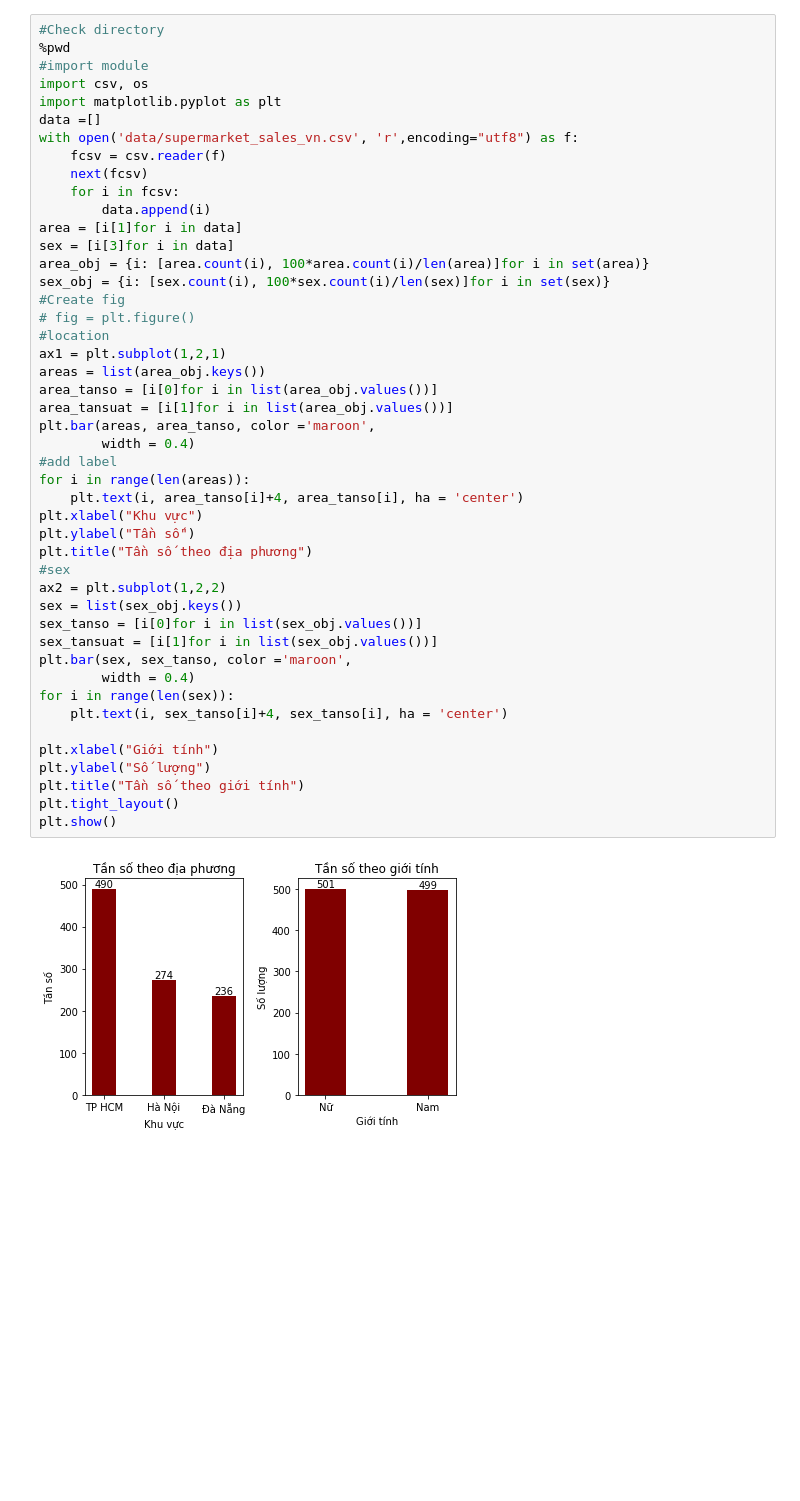
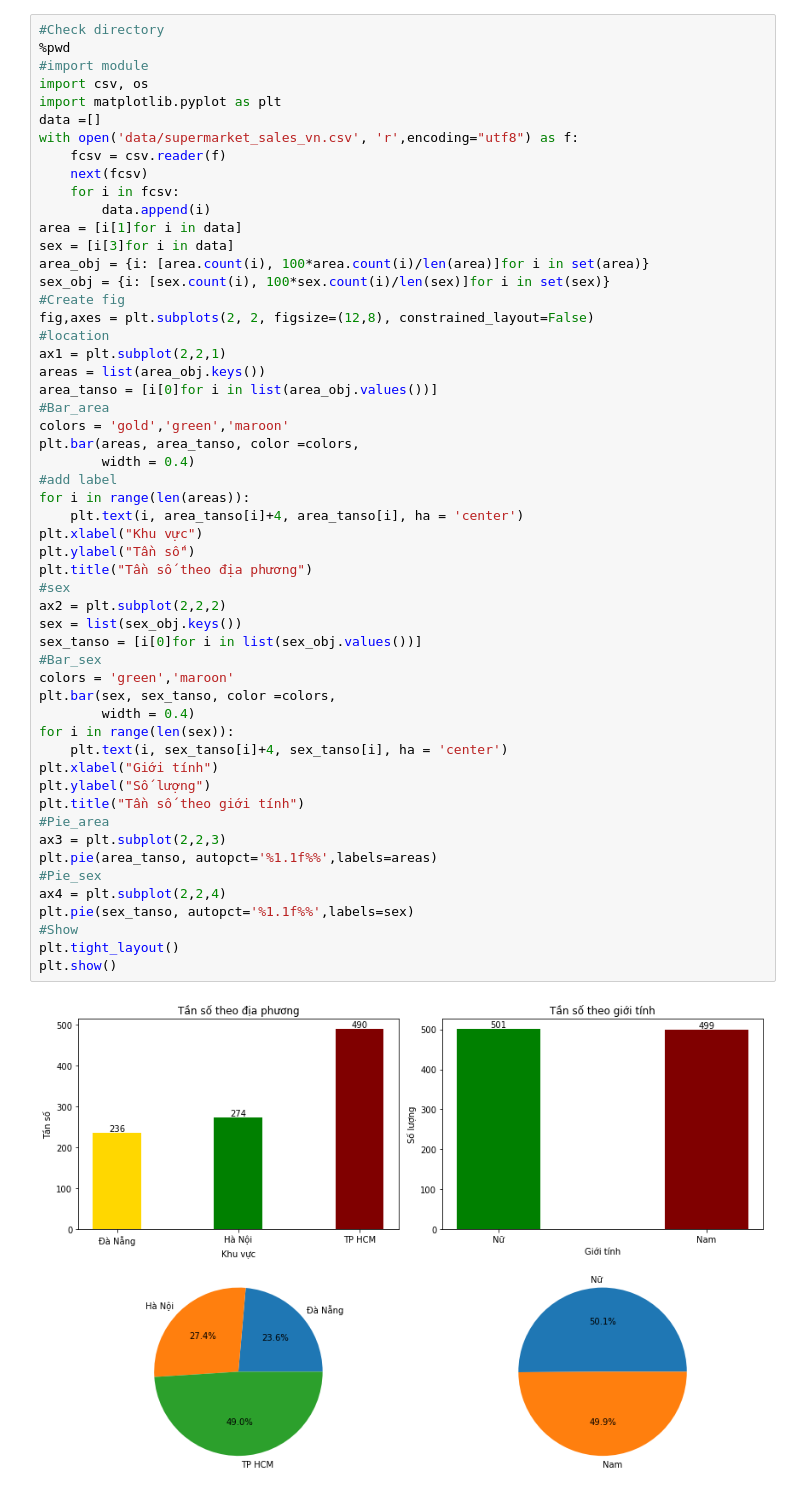
Before and after one commit to Hoanpc777/Python1, a Jupyter notebook: B4/[DS03]_[2.2]_[PhanCongHoan].ipynb, the cells around one changed output. Cells and saved outputs as stored; diff of their text form; blank space fills up the shorter version.

```diff
--- a/B4/[DS03]_[2.2]_[PhanCongHoan].ipynb
+++ b/B4/[DS03]_[2.2]_[PhanCongHoan].ipynb
@@ -15,39 +15,47 @@ with open('data/supermarket_sales_vn.csv', 'r',encoding="utf8") as f:
     next(fcsv)
     for i in fcsv:
         data.append(i)
 area = [i[1]for i in data]
 sex = [i[3]for i in data]
 area_obj = {i: [area.count(i), 100*area.count(i)/len(area)]for i in set(area)}
 sex_obj = {i: [sex.count(i), 100*sex.count(i)/len(sex)]for i in set(sex)}
 #Create fig
-# fig = plt.figure()
+fig,axes = plt.subplots(2, 2, figsize=(12,8), constrained_layout=False)
 #location
-ax1 = plt.subplot(1,2,1)
+ax1 = plt.subplot(2,2,1)
 areas = list(area_obj.keys())
 area_tanso = [i[0]for i in list(area_obj.values())]
-area_tansuat = [i[1]for i in list(area_obj.values())]
-plt.bar(areas, area_tanso, color ='maroon',
+#Bar_area
+colors = 'gold','green','maroon'
+plt.bar(areas, area_tanso, color =colors,
         width = 0.4)
 #add label
 for i in range(len(areas)):
     plt.text(i, area_tanso[i]+4, area_tanso[i], ha = 'center')
 plt.xlabel("Khu vực")
 plt.ylabel("Tần số")
 plt.title("Tần số theo địa phương")
 #sex
-ax2 = plt.subplot(1,2,2)
+ax2 = plt.subplot(2,2,2)
 sex = list(sex_obj.keys())
 sex_tanso = [i[0]for i in list(sex_obj.values())]
-sex_tansuat = [i[1]for i in list(sex_obj.values())]
-plt.bar(sex, sex_tanso, color ='maroon',
+#Bar_sex
+colors = 'green','maroon'
+plt.bar(sex, sex_tanso, color =colors,
         width = 0.4)
 for i in range(len(sex)):
     plt.text(i, sex_tanso[i]+4, sex_tanso[i], ha = 'center')
-
 plt.xlabel("Giới tính")
 plt.ylabel("Số lượng")
 plt.title("Tần số theo giới tính")
+#Pie_area
+ax3 = plt.subplot(2,2,3)
+plt.pie(area_tanso, autopct='%1.1f%%',labels=areas)
+#Pie_sex
+ax4 = plt.subplot(2,2,4)
+plt.pie(sex_tanso, autopct='%1.1f%%',labels=sex)
+#Show
 plt.tight_layout()
 plt.show()
 # %% [output]
-[figure, old version]
+[figure, new version]
```
Also changed, not shown: parts of 7 cells of this notebook.
